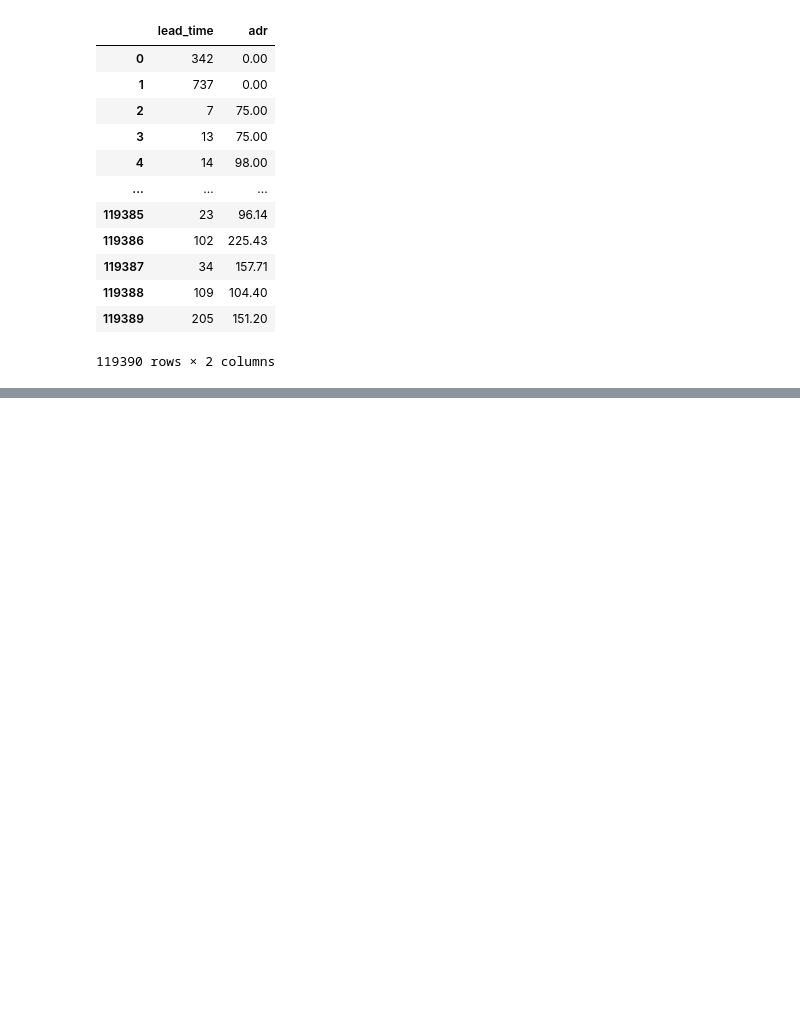
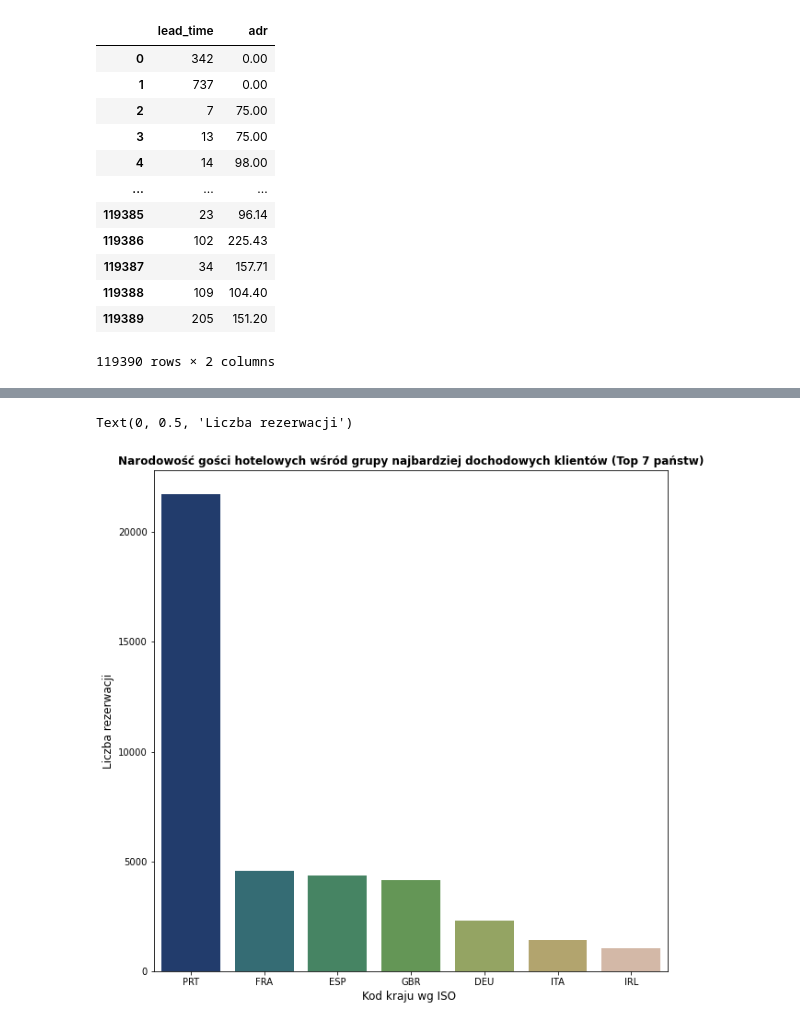
Before and after one commit to kaugustowski/hotel-data-sda, a Jupyter notebook: hotels.ipynb, the cells around one changed output, grey strips where cells are left out. Cells and saved outputs as stored; diff of their text form; code cells hidden in the pictures; blank space fills up the shorter version.

```diff
--- a/hotels.ipynb
+++ b/hotels.ipynb
@@ -462,0 +472,13 @@ plt.show()
+# %%
+hotel_most_profitable=hotel_df[hotel_df['Clusters']==0]
+hotel_most_profitable.describe()
+
+plt.figure(figsize=(10,10))
+sns.countplot(x='country', data=hotel_most_profitable,
+              order=pd.value_counts(hotel_most_profitable['country']).iloc[:7].index, palette="gist_earth")
+plt.title('Narodowość gości hotelowych wśród grupy najbardziej dochodowych klientów (Top 7 państw)', weight='bold')
+plt.xlabel('Kod kraju wg ISO ', fontsize=12)
+plt.ylabel('Liczba rezerwacji', fontsize=12)
+# %% [output]
+Text(0, 0.5, 'Liczba rezerwacji')
+[figure, added]
```
Also changed, not shown: parts of 19 cells of this notebook.
